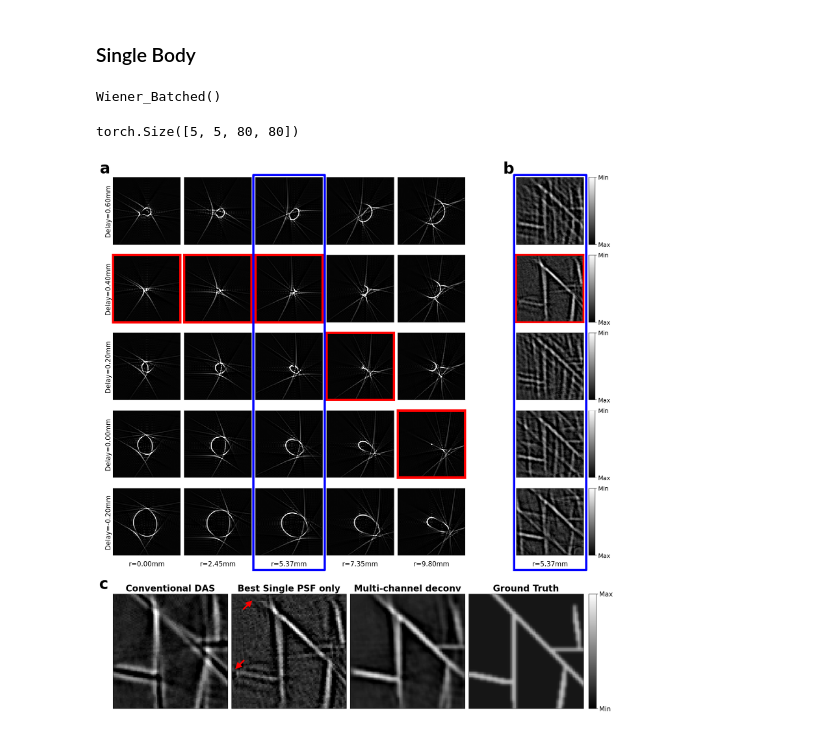
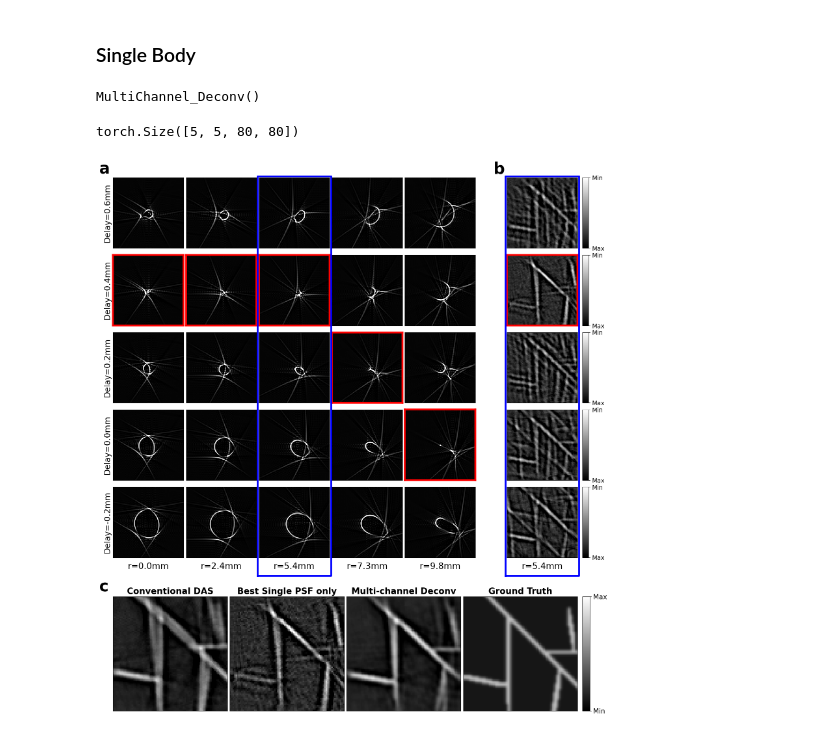
Before and after one commit to Lukeli0425/Coord-SoS-PACT, a Jupyter notebook: figures/figure_refocusing.ipynb, the cells around one changed output. Drawn from its saved outputs; the diff is of its cells as text; code cells hidden in the pictures.

```diff
--- a/figures/figure_refocusing.ipynb
+++ b/figures/figure_refocusing.ipynb
@@ -83,7 +78,7 @@ DAS()
 # %%
 with torch.no_grad():
     rec_das = das(sinogram=torch.tensor(sinogram, device=device),
-                  v0=torch.tensor(1513.0, device=device),
+                  v0=1508.7,
                   d_delay=torch.zeros(1, device=device),
                   ring_error=torch.zeros(1, device=device)).detach().cpu().numpy()
 # %%
@@ -91,19 +86,19 @@ rec_das = rec_das[20*i:20*i+80, 20*j:20*j+80]
 # %% [markdown]
 ### Single Body
 # %%
-wavefront_sos = Wavefront_SoS(R, v0, x_vec, y_vec, n_points=180)
-wavefront_sos.cuda()
-wavefront_sos.eval()
+Wavefront_SOS = Wavefront_SOS(R, v0, x_vec, y_vec, n_points=180)
+Wavefront_SOS.cuda()
+Wavefront_SOS.eval()
 
-tf_pact = TF_PACT(n_points=160, l=6.4e-3, n_delays=delays.shape[0])
+tf_pact = TF_PACT(N=160, l=6.4e-3, n_delays=delays.shape[0])
 tf_pact.cuda()
 tf_pact.eval()
 
-deconv = Wiener_Batched(lam=0e-3, order=1.2, device=device)
+deconv = MultiChannel_Deconv()
 deconv.cuda()
 deconv.eval()
 # %% [output]
-Wiener_Batched()
+MultiChannel_Deconv()
 # %%
 img_stack = []
 with torch.no_grad():
@@ -116,10 +111,11 @@ with torch.no_grad():
 img_stack = torch.stack(img_stack, dim=0)
 # %%
 gt = IP_img[20*i:20*i+80, 20*j:20*j+80]
-thetas, wfs = wavefront_sos(torch.tensor(x).cuda(), torch.tensor(y).cuda(), torch.tensor(SoS).cuda())
+thetas, wfs = Wavefront_SOS(torch.tensor(x).cuda(), torch.tensor(y).cuda(), torch.tensor(SOS).cuda())
 tf_stack = tf_pact(torch.tensor(delays).cuda().view(1,-1,1,1), thetas, wfs)
 obs_stack = img_stack[...,20*i:20*i+80, 20*j:20*j+80].unsqueeze(0)
-rec_combined = deconv(obs_stack, tf_stack)
+# obs_stack = img_stack[...,20*i-40:20*i+120, 20*j-40:20*j+120].unsqueeze(0)
+rec_combined, _, _ = deconv(obs_stack, tf_stack)
 rec_combined = rec_combined.squeeze(0).squeeze(0).detach().cpu().numpy()
 # %%
 recs = []
@@ -140,7 +136,7 @@ rs = [0, R/4, r, 3*R/4, R]
 psfs_show, tfs_show = [], []
 for r in rs:
     x, y = r*np.cos(phi), r*np.sin(phi)
-    thetas, wfs = wavefront_sos(torch.tensor(x).cuda(), torch.tensor(y).cuda(), torch.tensor(SoS).cuda())
+    thetas, wfs = Wavefront_SOS(torch.tensor(x).cuda(), torch.tensor(y).cuda(), torch.tensor(SOS).cuda())
     tf = tf_pact(torch.tensor(delays).cuda().view(1,-1,1,1), thetas, wfs).squeeze(0).detach().cpu()
     tf = tf[ids_show,...]
     psf = crop_half(fftshift((ifft2(tf)), dim=(-2,-1)).real)
@@ -154,20 +150,20 @@ torch.Size([5, 5, 80, 80])
 # %%
 best_ids = [3,3,3,2,1]
 
-fig, main_ax = plt.subplots(figsize=(20, 22))
-gs = GridSpec(21, 21)
-norm_img = Normalize(vmax=5, vmin=-1)
+fig, main_ax = plt.subplots(figsize=(19., 21.5))
+gs = GridSpec(35, 33)
+norm_IP = Normalize(vmax=5, vmin=-1)
 norm_psf = Normalize(vmin=-1e-3, vmax=0.05)
 for i, r_i in enumerate(rs):
     for j, delay in enumerate(delays_show):
-        ax = plt.subplot(gs[12-3*j:15-3*j,3*i:3*(i+1)])
+        ax = plt.subplot(gs[20-5*j:25-5*j,5*i:5*(i+1)])
         plt.imshow(psfs_show[i,j], cmap='gray', norm=norm_psf)
         # plt.imshow(psfs_show[i,j].abs())
         plt.xticks([])
         plt.yticks([])
         # plt.title('$\kappa$={:.1f}'.format(condition_number(tfs_show[i,j])), fontsize=13, loc='left', y=0.0, x=0.03, color='white')
         if i == 0:
-            plt.ylabel('Delay={:.2f}mm'.format(delays_show[j]*1e3), fontsize=15)
+            plt.ylabel('Delay={:.1f}mm'.format(delays_show[j]*1e3), fontsize=18)
             if j == 4:
                 plt.title('a', loc='center', x=-0.12, y=1.02, fontsize=35, fontweight='bold', color='black')
         # elif i == 4:
@@ -176,59 +172,59 @@ for i, r_i in enumerate(rs):
             # cb.set_ticks([3e-4, 0.04])
             # cb.set_ticklabels(['Min', 'Max'], fontsize=13.5)
         if j == 0:
-            ax.set_title('r={:.2f}mm'.format(r_i*1e3), fontsize=15, y=-0.2)
+            ax.set_title('r={:.1f}mm'.format(r_i*1e3), fontsize=19, y=-0.2)
         elif j == best_ids[i]:
             for loc in ['bottom', 'top', 'left', 'right']:
                 ax.spines[loc].set_color('red')
-                ax.spines[loc].set_linewidth(5)
+                ax.spines[loc].set_linewidth(4)
 
 
 for j, delay in enumerate(delays_show):
-    ax = plt.subplot(gs[3*(4-j):3*(5-j),17:20])
+    ax = plt.subplot(gs[5*(4-j):5*(5-j),27:32])
     plt.xticks([])
     plt.yticks([])
-    plt.imshow(recs[j], cmap='gray', norm=norm_img)
+    plt.imshow(recs[j], cmap='gray', norm=norm_IP)
     if j == 0:
-        ax.set_title('r={:.2f}mm'.format(rs[2]*1e3), fontsize=15, y=-0.2)
+        ax.set_title('r={:.1f}mm'.format(rs[2]*1e3), fontsize=19, y=-0.2)
     elif j == 4:
         plt.title('b', loc='center', x=-0.11, y=1.02, fontsize=35, fontweight='bold', color='black')
     elif j == best_ids[2]:
         for loc in ['bottom', 'top', 'left', 'right']:
             ax.spines[loc].set_color('red')
             ax.spines[loc].set_linewidth(4)
 
     cax = fig.add_axes([ax.get_position().x1+0.008, ax.get_position().y0, 0.01, ax.get_position().height])
-    cb = plt.colorbar(cax=cax, norm=norm_img)
+    cb = plt.colorbar(cax=cax, norm=norm_IP)
     cb.set_ticks([5, -1])
     cb.set_ticklabels(['Min', 'Max'], fontsize=13.5)
 
-for j, (img, title) in enumerate(zip([rec_das, recs[best_ids[2]], rec_combined, gt], ['Conventional DAS', 'Best Single PSF only', 'Multi-channel deconv', 'Ground Truth'])):
-    ax = plt.subplot(gs[16:21,5*j:5*(j+1)])
+for j, (img, title) in enumerate(zip([rec_das, recs[best_ids[2]], rec_combined, gt], ['Conventional DAS', 'Best Single PSF only', 'Multi-channel Deconv', 'Ground Truth'])):
+    ax = plt.subplot(gs[27:35,8*j:8*(j+1)])
     plt.xticks([])
     plt.yticks([])
-    plt.imshow(img, cmap='gray', norm=norm_img)
-    plt.title(title, fontsize=20, fontweight='bold')
+    plt.imshow(img, cmap='gray', norm=norm_IP)
+    plt.title(title, fontsize=19, fontweight='bold')
     if j == 0:
         plt.title('c', loc='left', x=-0.12, y=1.02, fontsize=35, fontweight='bold', color='black')
-    elif j == 1:
-        plt.arrow(8, 10, 3, -3, color='red', linewidth=3.5, head_width=3, head_length=3)
-        plt.arrow(8, 46, -3, 3, color='red', linewidth=3.5, head_width=3, head_length=3)
+    # elif j == 1:
+    #     plt.arrow(8, 10, 3, -3, color='red', linewidth=3.5, head_width=3, head_length=3)
+    #     plt.arrow(8, 46, -3, 3, color='red', linewidth=3.5, head_width=3, head_length=3)
     elif j == 3:
         cax = fig.add_axes([ax.get_position().x1+0.008, ax.get_position().y0, 0.012, ax.get_position().height])
         cb = plt.colorbar(cax=cax)
         cb.set_ticks([-1, 5])
         cb.set_ticklabels(['Min', 'Max'], fontsize=15)
 
 main_ax.set_zorder(20)
 main_ax.axis('off')
-main_ax.set_xlim(0, 21)
-main_ax.set_ylim(0, 21)
-y1, y2 = 5.6, 20.96
-x1, x2 = 5.96, 8.99
-x3, x4 = 17.04, 20.1
-main_ax.plot([x1, x1, x2, x2, x1], [y1, y2, y2, y1, y1], color='blue', linewidth=5)
-main_ax.plot([x3, x3, x4, x4, x3], [y1, y2, y2, y1, y1], color='blue', linewidth=5)
+main_ax.set_xlim(0, 33)
+main_ax.set_ylim(0, 35)
+y1, y2 = 9, 34.95
+x1, x2 = 9.97, 15.02
+x3, x4 = 27.04, 32.11
+main_ax.plot([x1, x1, x2, x2, x1], [y1, y2, y2, y1, y1], color='blue', linewidth=4.)
+main_ax.plot([x3, x3, x4, x4, x3], [y1, y2, y2, y1, y1], color='blue', linewidth=4.)
 
 plt.savefig('figure_refocusing.png', dpi=256, bbox_inches='tight')
 # %% [output]
-[figure, old version]
+[figure, new version]
```
Also changed, not shown: parts of 4 cells of this notebook, 6 other files.
